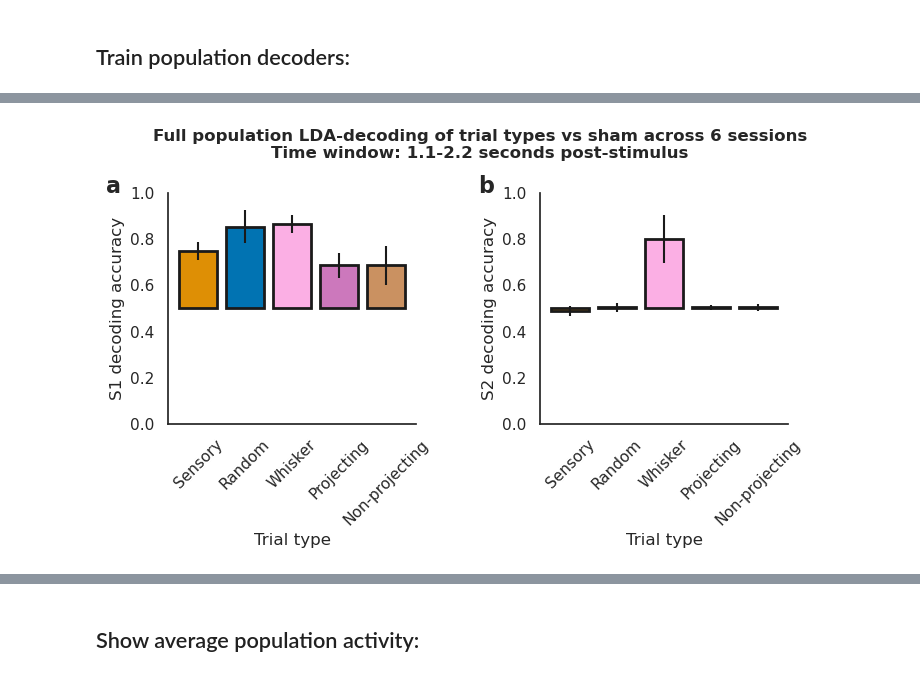
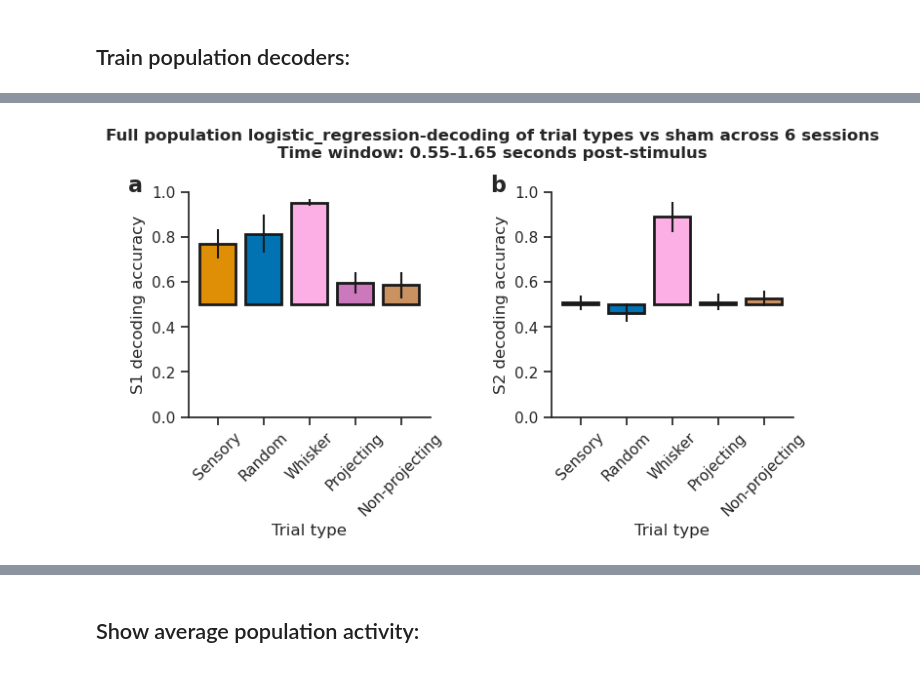
Before and after one commit to Packer-Lab/S1S2_mechanisms, a Jupyter notebook: jupyter/thijs/Decoding analysis.ipynb, the cells around one changed output, grey strips where cells are left out. Cells and saved outputs as stored; diff of their text form; code cells hidden in the pictures.

Commit message:
decoding wo targets

```diff
--- a/jupyter/thijs/Decoding analysis.ipynb
+++ b/jupyter/thijs/Decoding analysis.ipynb
@@ -66,11 +63,12 @@ Data variables:
 # i_row, i_col = 0, 0
 dict_sess_type_tt = {'sens': ['sensory', 'random', 'whisker'],
                      'proj': ['projecting', 'non_projecting']}
-decoder_type = 'LDA'
-# t_min = 0.55
-# t_max = 1.65
-t_min = 1.1
-t_max = 2.2
+decoder_type = 'logistic_regression'
+exclude_targets = True
+t_min = 0.55
+t_max = 1.65
+# t_min = 1.1
+# t_max = 2.2
 n_sessions = 6
 scores_dict = {}
 for i_r, region in enumerate(['s1', 's2']):
@@ -84,6 +82,7 @@ for i_r, region in enumerate(['s1', 's2']):
             for i_tt, tt in enumerate(tt_test_list):
                 tmp_score_arr = tmp.population_tt_decoder(tt_list=[tt, 'sham'], region=region,
                                                             verbose=0, decoder_type=decoder_type,
+                                                            exclude_targets=exclude_targets,
                                                             t_min=t_min, t_max=t_max)
                 scores_dict[region][sess_type][tt][i_s] = np.mean(tmp_score_arr)
 # %% [output]
@@ -94,5 +102,5 @@ Session type: proj in region s2
 # %%
 ax = dav.bar_plot_decoder_accuracy(scores_dict=scores_dict, decoder_type=decoder_type,
-                                   t_min=t_min, t_max=t_max, save_fig=True)
+                                   t_min=t_min, t_max=t_max, save_fig=False, exclude_targets=exclude_targets)
 # %% [output]
-[figure, old version]
+[figure, new version]
```
Also changed, not shown: parts of 4 cells of this notebook, 1 other file.
